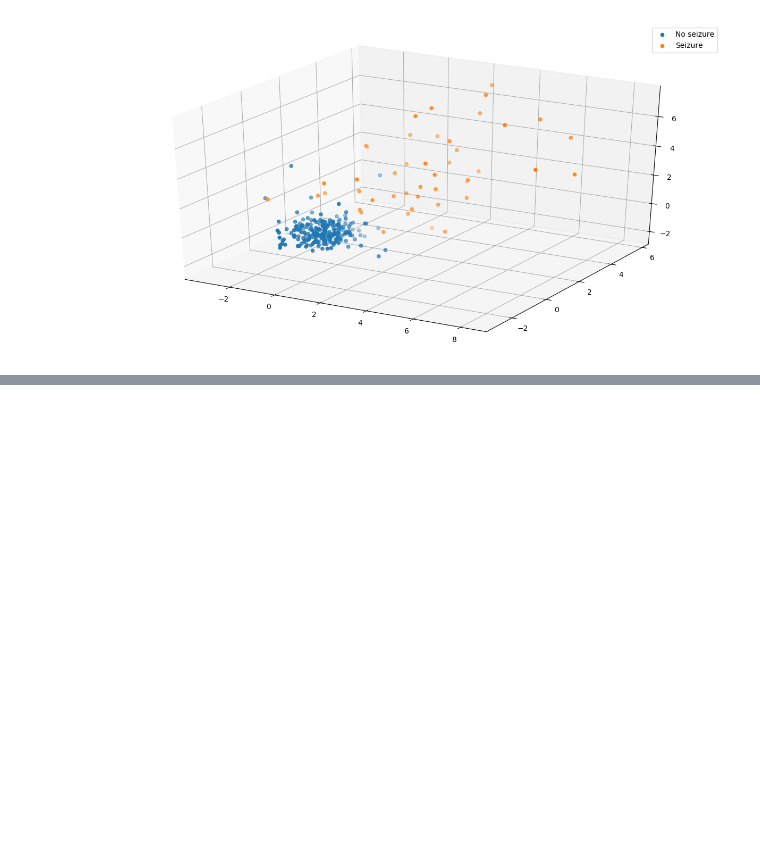
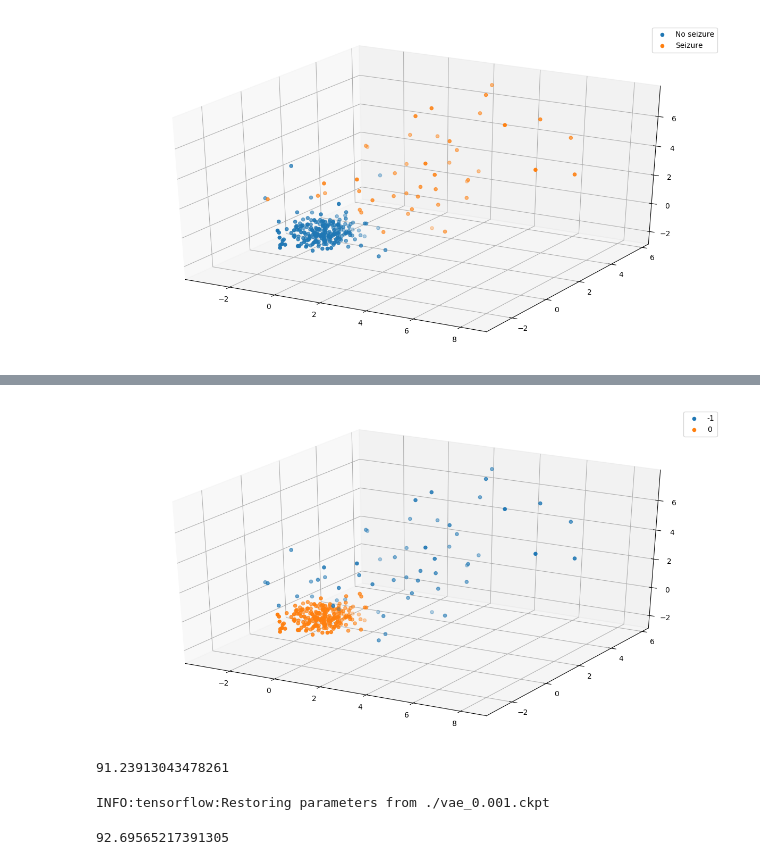
Before and after one commit to srom/ds, a Jupyter notebook: vae/Variational Auto-Encoder.ipynb, the cells around one changed output, grey strips where cells are left out. Drawn from its saved outputs; the diff is of its cells as text; code cells hidden in the pictures; blank space fills up the shorter version.

```diff
--- a/vae/Variational Auto-Encoder.ipynb
+++ b/vae/Variational Auto-Encoder.ipynb
@@ -166,0 +207,2 @@ plot_encoding(X_code[:n], y_train[:n])
+# %%
+db = sklearn.cluster.DBSCAN(eps=0.3, min_samples=10).fit(X_code)
@@ -166,0 +213,26 @@ plot_encoding(X_code[:n], y_train[:n])
+# %%
+def plot_clusters(X, y):
+    fig = plt.figure(figsize=(15, 8))
+    ax = fig.add_subplot(111, projection='3d')
+
+    vals = np.unique(y)
+
+    data_per_class = collections.defaultdict(list)
+    for i, v in enumerate(y):
+        x_c = X_code[i]
+        data_per_class[v].append(x_c)
+
+    for v in sorted(data_per_class.keys()):
+        data = data_per_class[v]
+        x1 = [i for i, _, _ in data]
+        x2 = [j for _, j, _ in data]
+        x3 = [k for _, _, k in data]
+        ax.scatter(x1, x2, x3, label=v)
+
+    ax.legend()
+# %%
+n = 300
+sns.reset_orig()
+plot_clusters(X_code[:n], db.labels_[:n])
+# %% [output]
+[figure, added]
@@ -166,0 +246,8 @@ plot_encoding(X_code[:n], y_train[:n])
+# %%
+accuracy(db.labels_, y_train.values)
+# %% [output]
+91.23913043478261
+# %%
+X_code_test = encoding(vae_cls, X_test, save_path)
+# %% [output]
+INFO:tensorflow:Restoring parameters from ./vae_0.001.ckpt
@@ -166,0 +256,4 @@ plot_encoding(X_code[:n], y_train[:n])
+# %%
+accuracy(db_test.labels_, y_test.values)
+# %% [output]
+92.69565217391305
```
Also changed, not shown: parts of 11 cells of this notebook.
